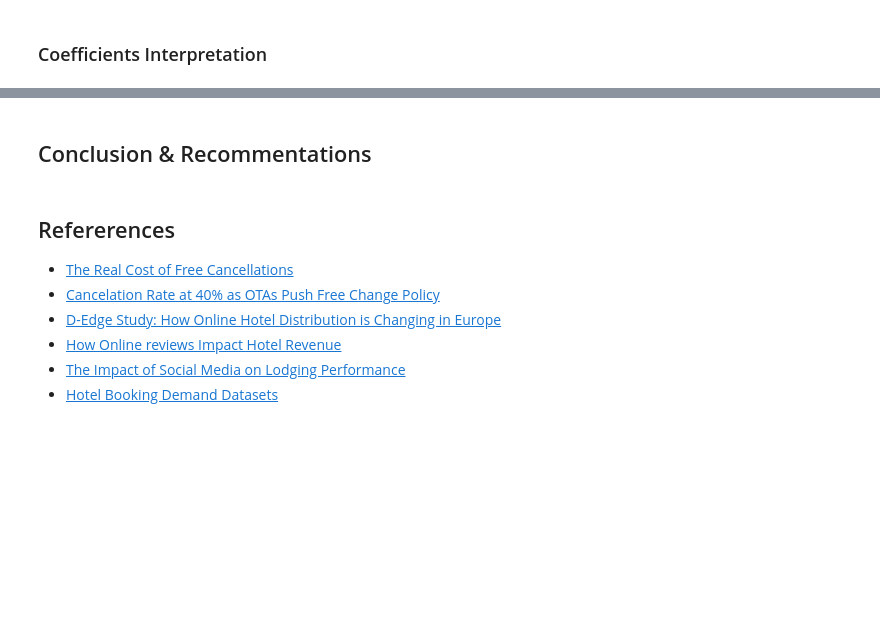
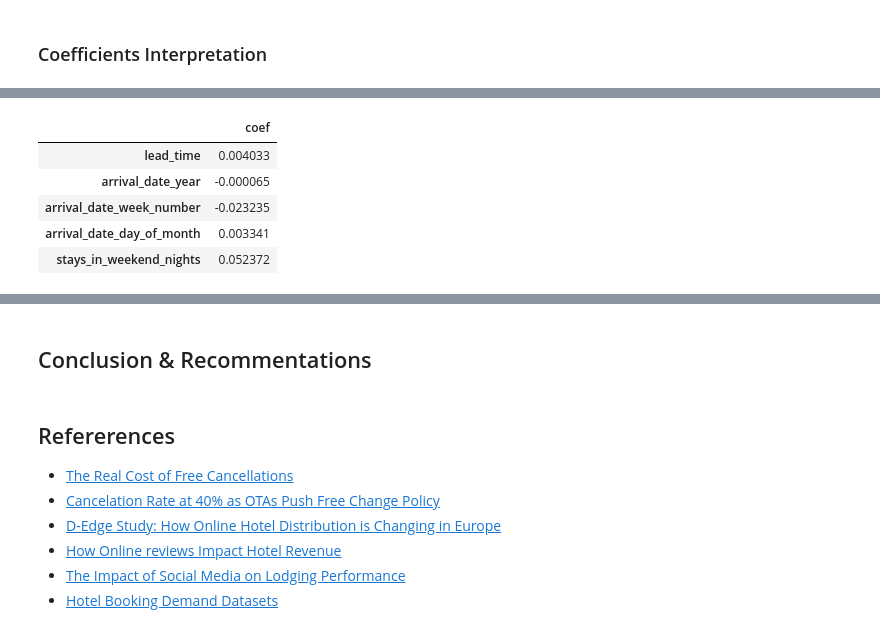
Before and after one commit to JulKelman/Predicting-Hotel-Bookings-Cancellation, a Jupyter notebook: code/Notebook 1 .ipynb, the cells around one changed output, grey strips where cells are left out. Drawn from its saved outputs; the diff is of its cells as text; code cells hidden in the pictures; blank space fills up the shorter version.

```diff
--- a/code/Notebook 1 .ipynb
+++ b/code/Notebook 1 .ipynb
@@ -862,0 +887,12 @@ plt.ylabel('True Class');
+# %%
+coefficients = pd.DataFrame(lg.best_estimator_.coef_[0],
+                           X_train.columns)
+coefficients.rename(columns = {0: 'coef'}, inplace=True)
+coefficients.head()
+# %% [output]
+|  | coef |
+| lead_time | 0.004033 |
+| arrival_date_year | -0.000065 |
+| arrival_date_week_number | -0.023235 |
+| arrival_date_day_of_month | 0.003341 |
+| stays_in_weekend_nights | 0.052372 |
```
Also changed, not shown: parts of 7 cells of this notebook.
